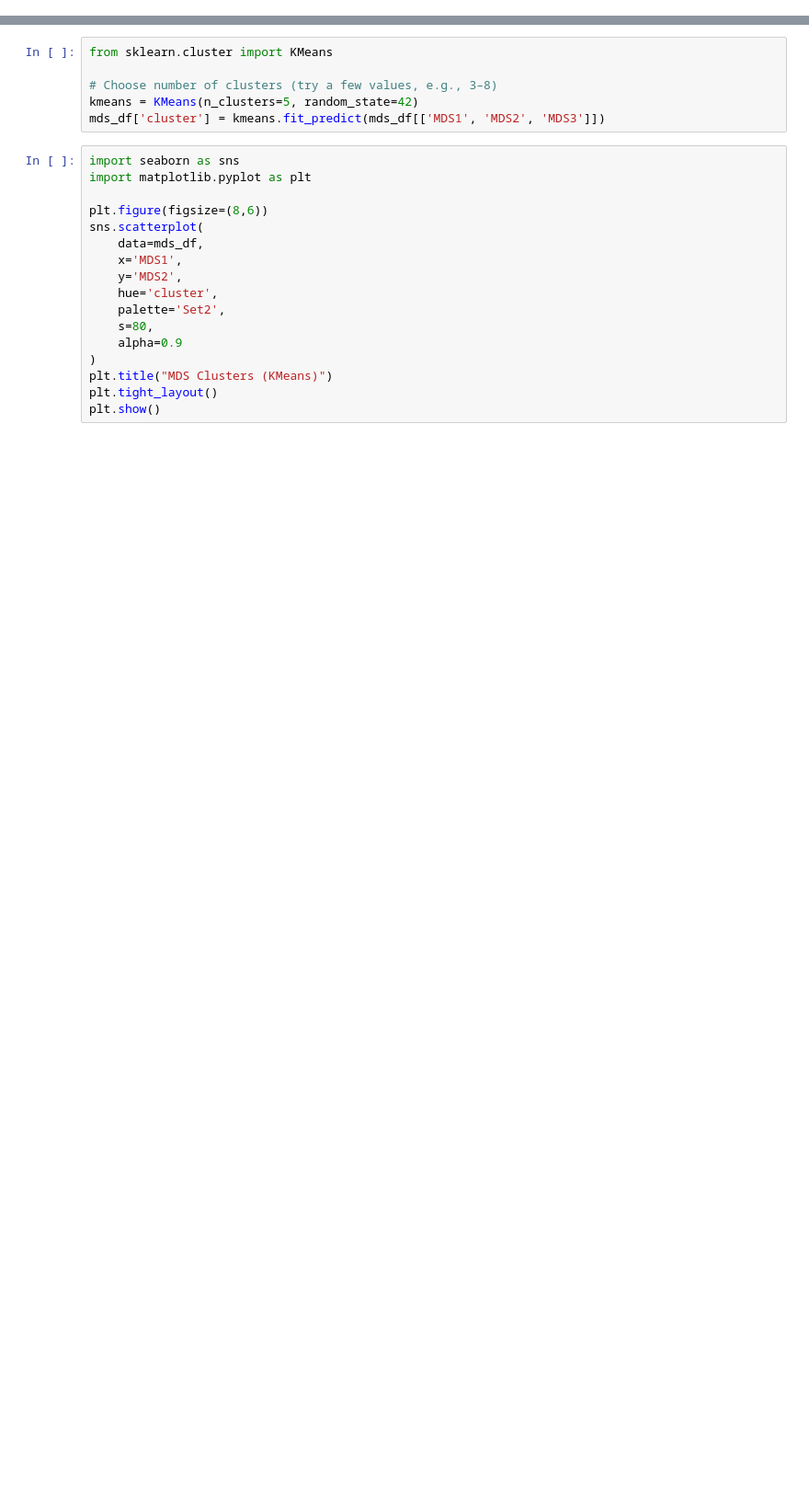
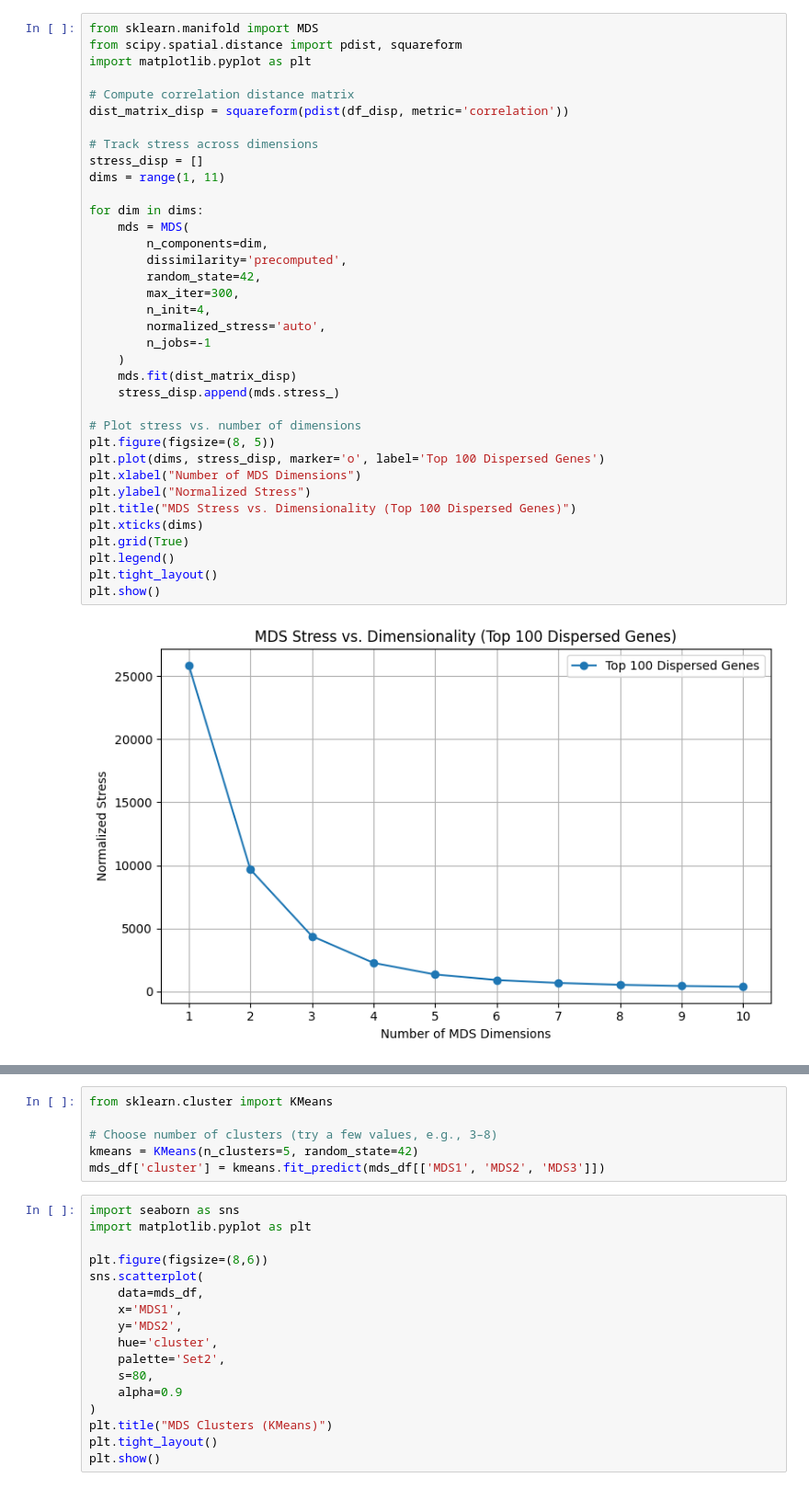
Before and after one commit to anl078/ECE204Repo, a Jupyter notebook: MDS.ipynb, the cells around one changed output, grey strips where cells are left out. Shown at 92% size. Cells and saved outputs as stored; diff of their text form; blank space fills up the shorter version.

```diff
--- a/MDS.ipynb
+++ b/MDS.ipynb
@@ -102,0 +158,38 @@ done
+# %%
+from sklearn.manifold import MDS
+from scipy.spatial.distance import pdist, squareform
+import matplotlib.pyplot as plt
+
+# Compute correlation distance matrix
+dist_matrix_disp = squareform(pdist(df_disp, metric='correlation'))
+
+# Track stress across dimensions
+stress_disp = []
+dims = range(1, 11)
+
+for dim in dims:
+    mds = MDS(
+        n_components=dim,
+        dissimilarity='precomputed',
+        random_state=42,
+        max_iter=300,
+        n_init=4,
+        normalized_stress='auto',
+        n_jobs=-1
+    )
+    mds.fit(dist_matrix_disp)
+    stress_disp.append(mds.stress_)
+
+# Plot stress vs. number of dimensions
+plt.figure(figsize=(8, 5))
+plt.plot(dims, stress_disp, marker='o', label='Top 100 Dispersed Genes')
+plt.xlabel("Number of MDS Dimensions")
+plt.ylabel("Normalized Stress")
+plt.title("MDS Stress vs. Dimensionality (Top 100 Dispersed Genes)")
+plt.xticks(dims)
+plt.grid(True)
+plt.legend()
+plt.tight_layout()
+plt.show()
+# %% [output]
+[figure, added]
```
Also changed, not shown: parts of 22 cells of this notebook.
